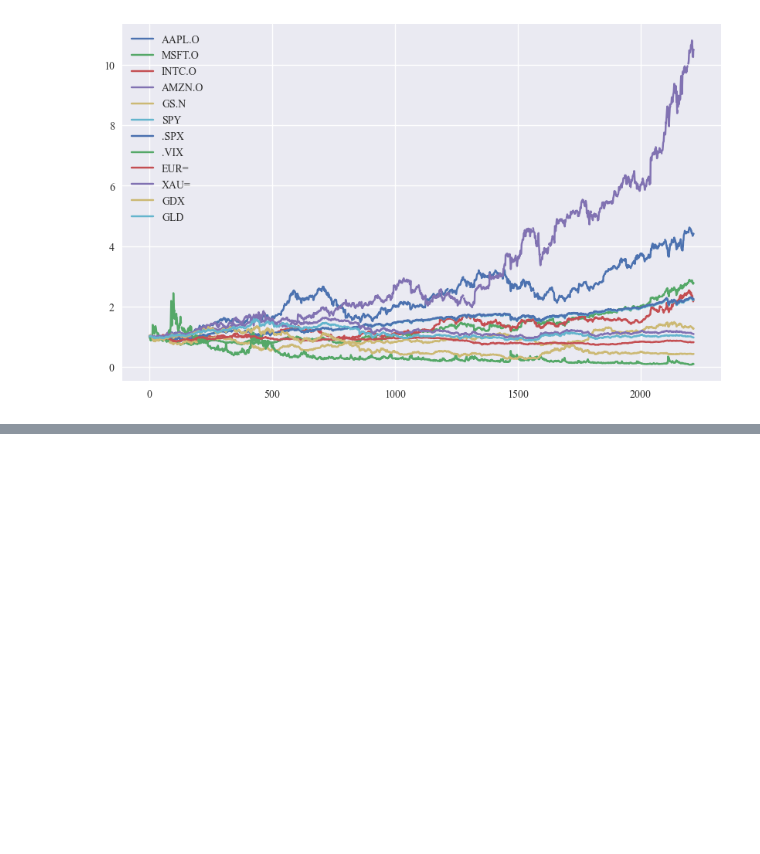
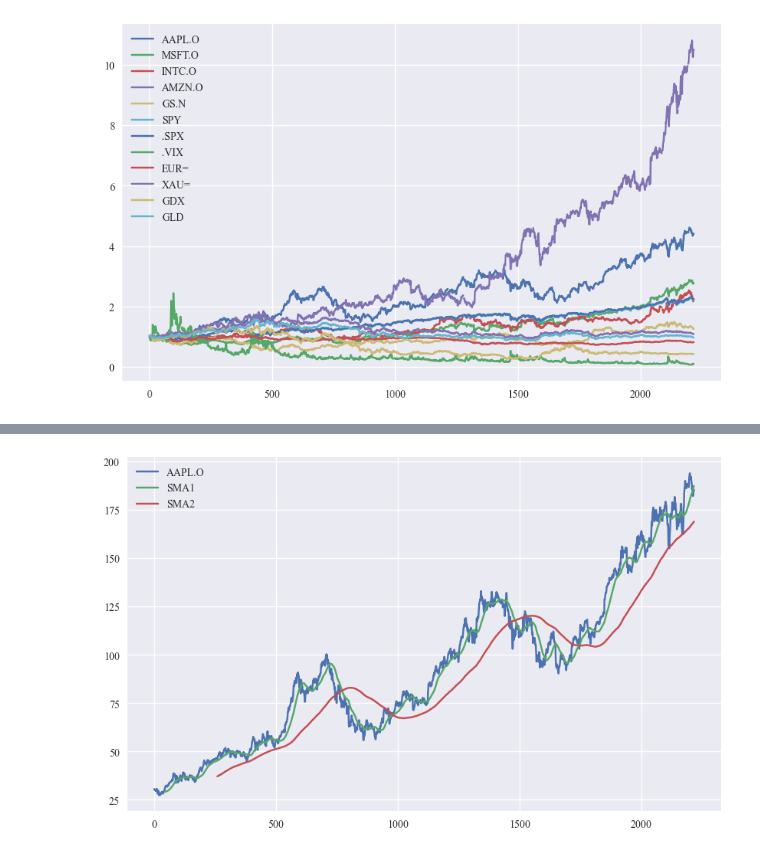
Before and after one commit to PawanJadhav7/Python_Finance, a Jupyter notebook: Time_Series.ipynb, the cells around one changed output, grey strips where cells are left out. Drawn from its saved outputs; the diff is of its cells as text; code cells hidden in the pictures; blank space fills up the shorter version.

Commit message:
Time Series and Correlation Analysis

```diff
--- a/Time_Series.ipynb
+++ b/Time_Series.ipynb
@@ -164,0 +205,5 @@ plt.show()
+# %%
+#TECHNICAL ANALYSIS
+data_symbol['SMA1'] = data_symbol[symbol].rolling(window=42).mean()
+data_symbol['SMA2'] = data_symbol[symbol].rolling(window=252).mean()
+data_symbol[[symbol,'SMA1','SMA2']].tail()
@@ -164,0 +217,5 @@ plt.show()
+# %%
+data_symbol[[symbol,'SMA1','SMA2']].plot(figsize=(10,6));
+plt.show()
+# %% [output]
+[figure, added]
```
Also changed, not shown: parts of 5 cells of this notebook, 1 other file.
